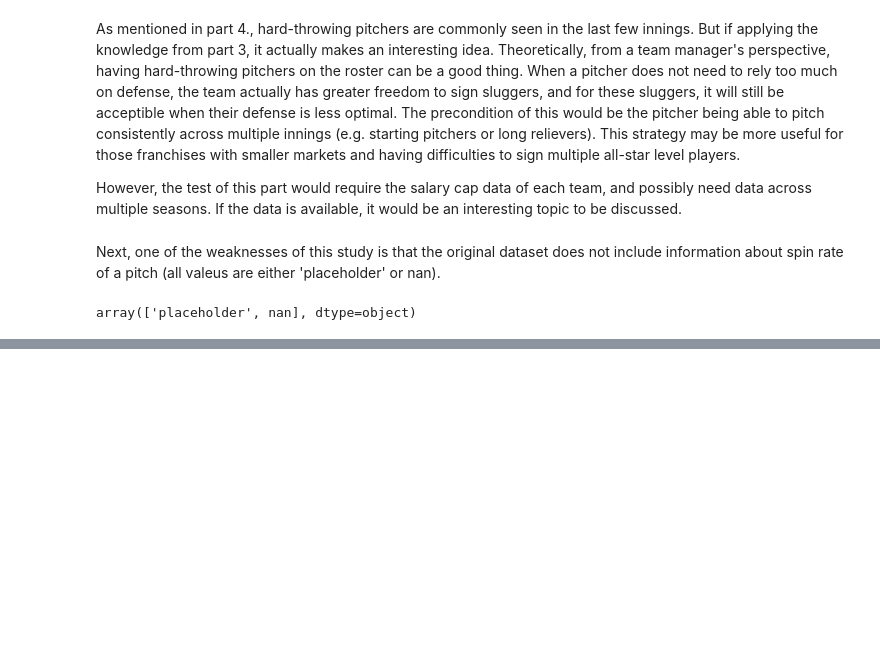
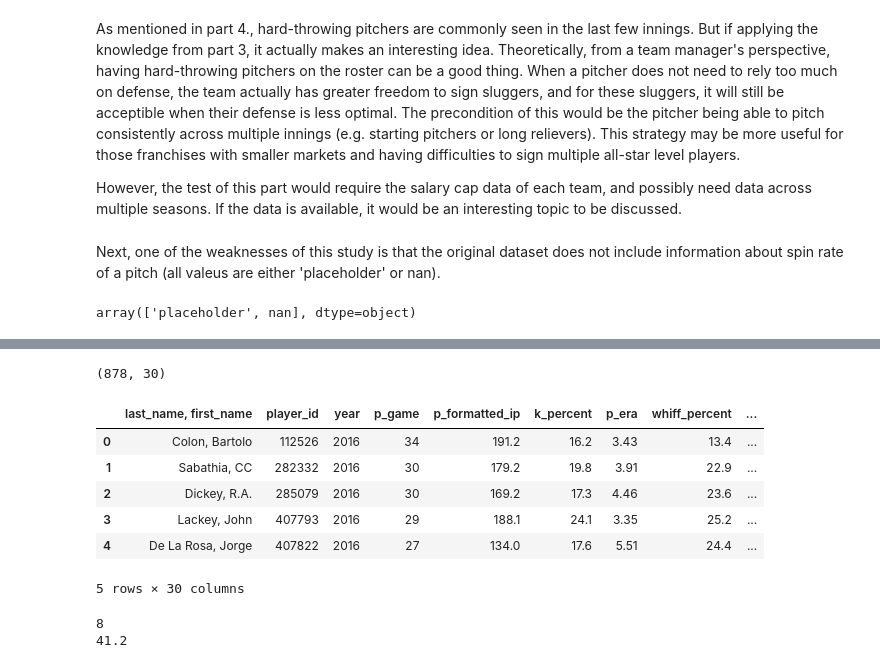
Before and after one commit to Stevey8/Fastball-vs-Pitcher-Performance, a Jupyter notebook: mlb_pitcher_2019.ipynb, the cells around one changed output, grey strips where cells are left out. Drawn from its saved outputs; the diff is of its cells as text; code cells hidden in the pictures; blank space fills up the shorter version.

```diff
--- a/mlb_pitcher_2019.ipynb
+++ b/mlb_pitcher_2019.ipynb
@@ -388,0 +455,21 @@ While the scheme is preliminary and would require trials and errors to refine, t
+# %%
+statcast = pd.read_csv('data/stats.csv')
+print(statcast.shape)
+statcast.head()
+# %% [output]
+(878, 30)
+|  | last_name, first_name | player_id | year | p_game | p_formatted_ip | k_percent | p_era | whiff_percent | ... |
+| 0 | Colon, Bartolo | 112526 | 2016 | 34 | 191.2 | 16.2 | 3.43 | 13.4 | ... |
+| 1 | Sabathia, CC | 282332 | 2016 | 30 | 179.2 | 19.8 | 3.91 | 22.9 | ... |
+| 2 | Dickey, R.A. | 285079 | 2016 | 30 | 169.2 | 17.3 | 4.46 | 23.6 | ... |
+| 3 | Lackey, John | 407793 | 2016 | 29 | 188.1 | 24.1 | 3.35 | 25.2 | ... |
+| 4 | De La Rosa, Jorge | 407822 | 2016 | 27 | 134.0 | 17.6 | 5.51 | 24.4 | ... |
+5 rows × 30 columns
+# %%
+# show that pitchers included in the dataset are pitchers who pitched over a certain amount of games/innings
+# (instead of having too little appearance on the mound)
+print(statcast['p_game'].min())
+print(statcast['p_formatted_ip'].min())
+# %% [output]
+8
+41.2
```
Also changed, not shown: parts of 23 cells of this notebook, 2 other files.
